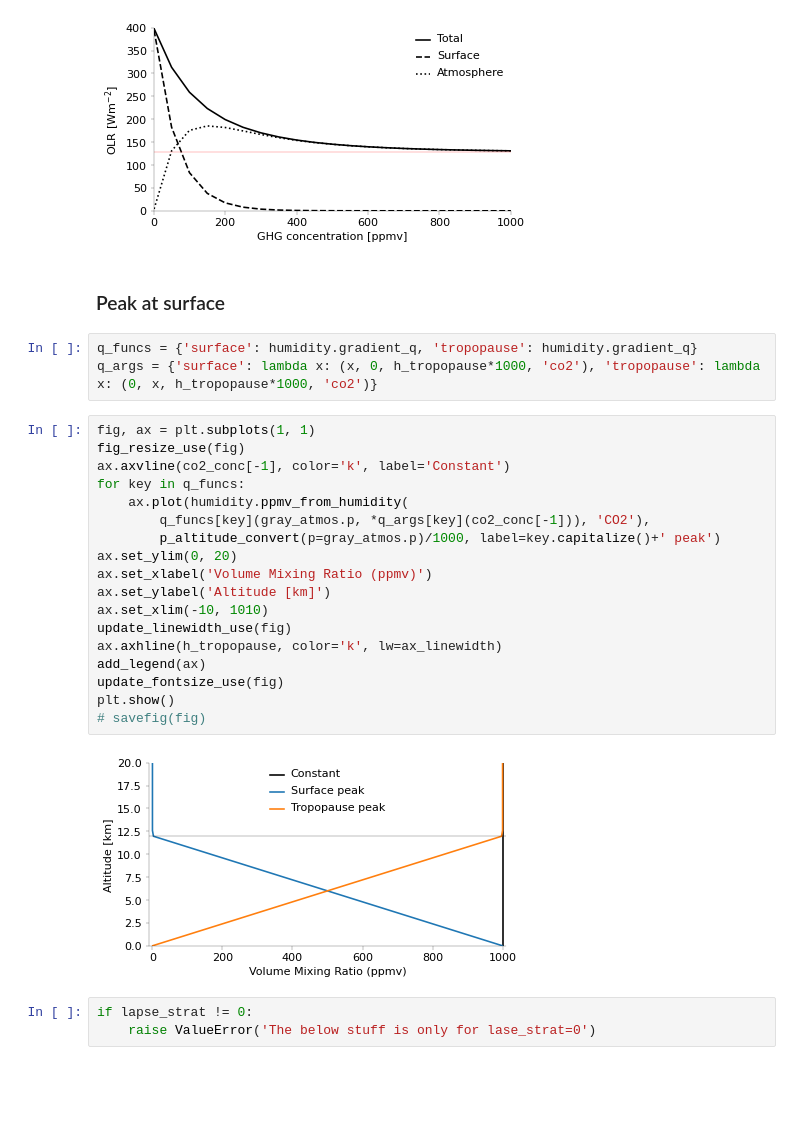
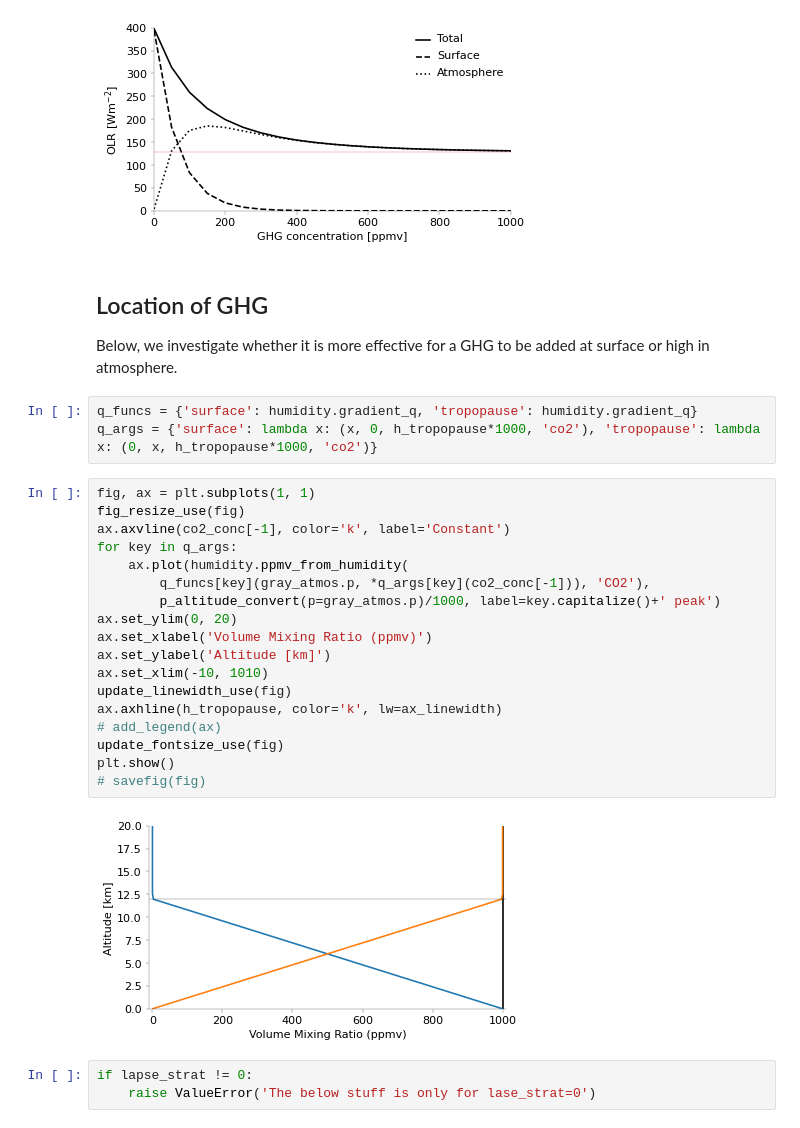
Before and after one commit to jduffield65/ClimateModel, a Jupyter notebook: coast_talk/gray.ipynb, the cells around one changed output. Drawn from its saved outputs; the diff is of its cells as text; blank space fills up the shorter version.

```diff
--- a/coast_talk/gray.ipynb
+++ b/coast_talk/gray.ipynb
@@ -158,30 +161,31 @@ savefig(fig)
 # %% [output]
 [figure]
 # %% [markdown]
-### Peak at surface
+## Location of GHG
+Below, we investigate whether it is more effective for a GHG to be added at surface or high in atmosphere.
 # %%
 q_funcs = {'surface': humidity.gradient_q, 'tropopause': humidity.gradient_q}
 q_args = {'surface': lambda x: (x, 0, h_tropopause*1000, 'co2'), 'tropopause': lambda x: (0, x, h_tropopause*1000, 'co2')}
 # %%
 fig, ax = plt.subplots(1, 1)
 fig_resize_use(fig)
 ax.axvline(co2_conc[-1], color='k', label='Constant')
-for key in q_funcs:
+for key in q_args:
     ax.plot(humidity.ppmv_from_humidity(
         q_funcs[key](gray_atmos.p, *q_args[key](co2_conc[-1])), 'CO2'),
         p_altitude_convert(p=gray_atmos.p)/1000, label=key.capitalize()+' peak')
 ax.set_ylim(0, 20)
 ax.set_xlabel('Volume Mixing Ratio (ppmv)')
 ax.set_ylabel('Altitude [km]')
 ax.set_xlim(-10, 1010)
 update_linewidth_use(fig)
 ax.axhline(h_tropopause, color='k', lw=ax_linewidth)
-add_legend(ax)
+# add_legend(ax)
 update_fontsize_use(fig)
 plt.show()
 # savefig(fig)
 # %% [output]
-[figure, old version]
+[figure, new version]
 # %%
 if lapse_strat != 0:
     raise ValueError('The below stuff is only for lase_strat=0')
```
Also changed, not shown: parts of 5 cells of this notebook, 1 other file.
